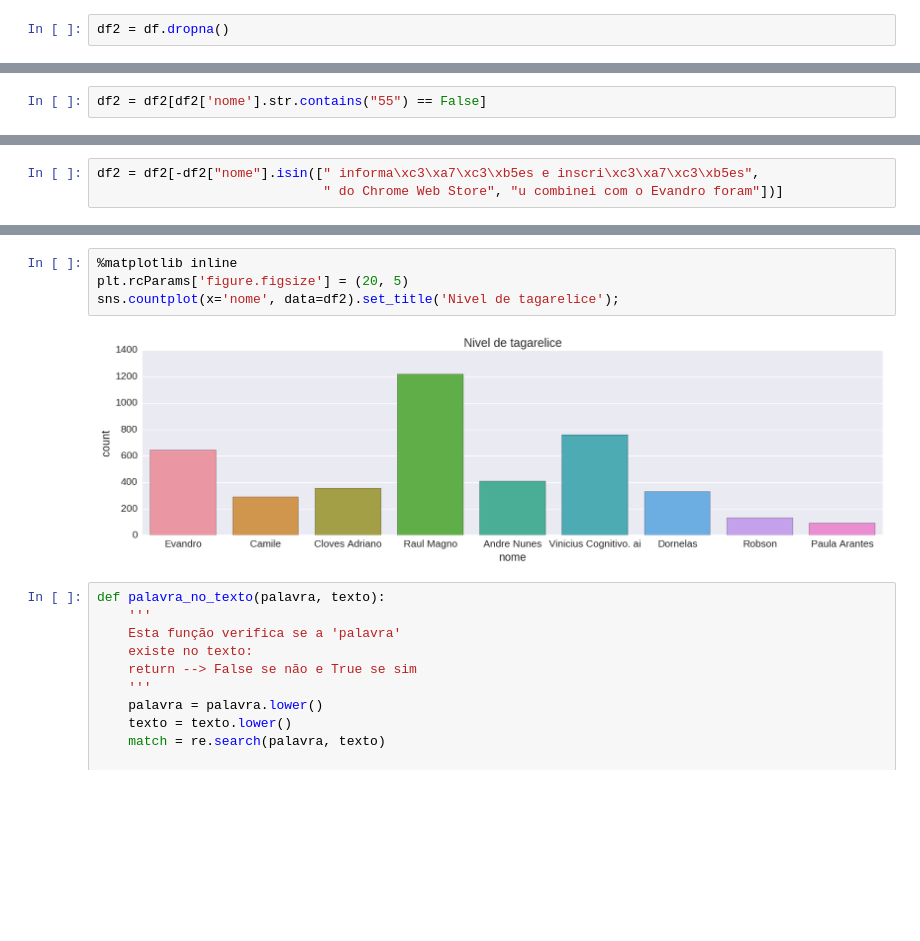
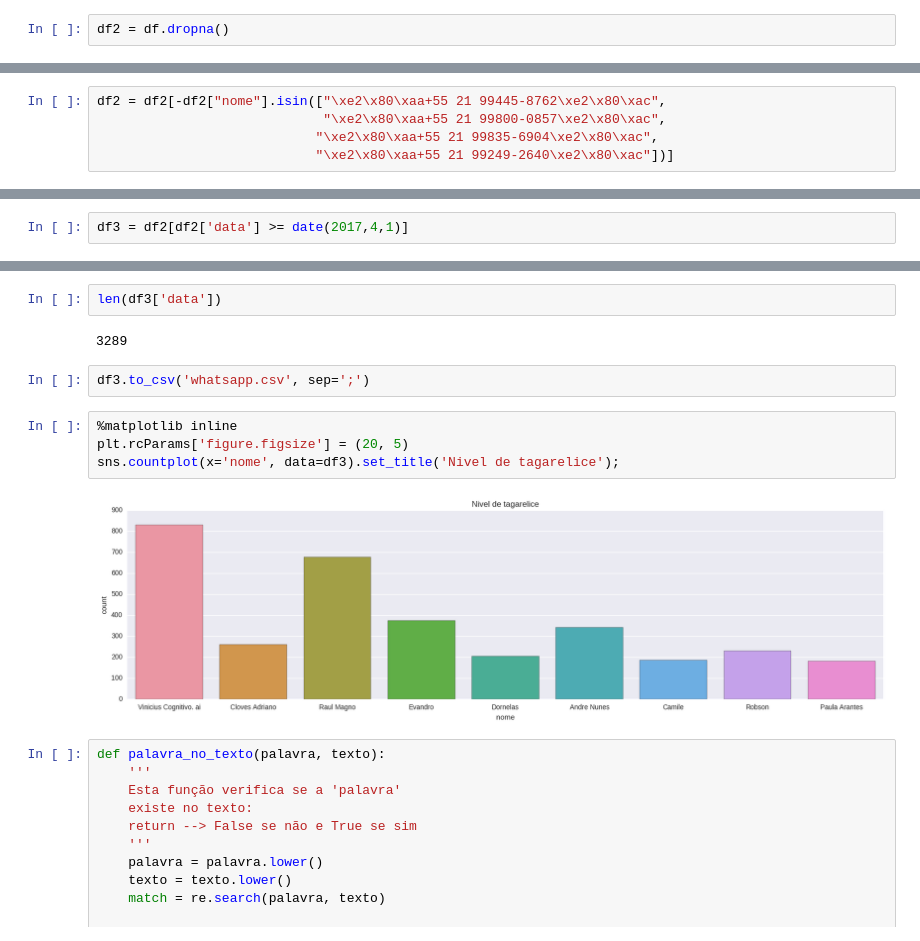
Before and after one commit to SCloves/analises_das_conversas_no_whatsapp, a Jupyter notebook: analise_whats_grupo_conectivo.ipynb, the cells around one changed output, grey strips where cells are left out. Drawn from its saved outputs; the diff is of its cells as text; blank space fills up the shorter version.

```diff
--- a/analise_whats_grupo_conectivo.ipynb
+++ b/analise_whats_grupo_conectivo.ipynb
@@ -78,5 +134,3 @@ df2.head(10)
-# %%
-df2 = df2[df2['nome'].str.contains("55") == False]
 # %%
 df2.nome.unique()
 # %% [output]
@@ -88,6 +143,8 @@ array(['Evandro', 'Camile', 'Cloves Adriano', 'Raul Magno', 'Andre Nunes',
-# %%
-df2 = df2[-df2["nome"].isin([" informa\xc3\xa7\xc3\xb5es e inscri\xc3\xa7\xc3\xb5es",
-                             " do Chrome Web Store", "u combinei com o Evandro foram"])]
+# %%
+df2 = df2[-df2["nome"].isin(["\xe2\x80\xaa+55 21 99445-8762\xe2\x80\xac",
+                             "\xe2\x80\xaa+55 21 99800-0857\xe2\x80\xac",
+                            "\xe2\x80\xaa+55 21 99835-6904\xe2\x80\xac",
+                            "\xe2\x80\xaa+55 21 99249-2640\xe2\x80\xac"])]
 # %%
 df2.head()
 # %% [output]
@@ -99,0 +161,2 @@ df2.head()
+# %%
+df3 = df2[df2['data'] >= date(2017,4,1)]
@@ -100,9 +181,15 @@ df2.head()
+# %%
+len(df3['data'])
+# %% [output]
+3289
+# %%
+df3.to_csv('whatsapp.csv', sep=';')
 # %%
 %matplotlib inline
 plt.rcParams['figure.figsize'] = (20, 5)
-sns.countplot(x='nome', data=df2).set_title('Nivel de tagarelice');
+sns.countplot(x='nome', data=df3).set_title('Nivel de tagarelice');
 # %% [output]
-[figure, old version]
+[figure, new version]
 # %%
 def palavra_no_texto(palavra, texto):
     '''
```
Also changed, not shown: parts of 49 cells of this notebook.
